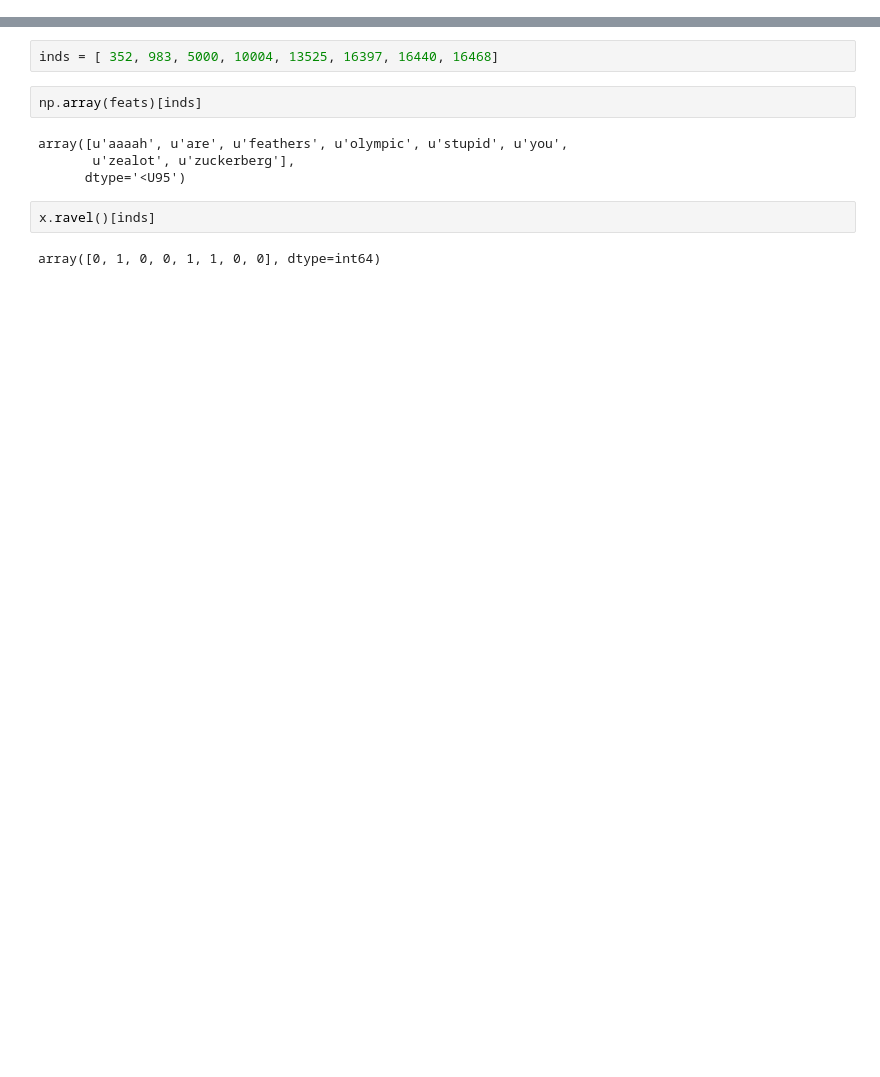
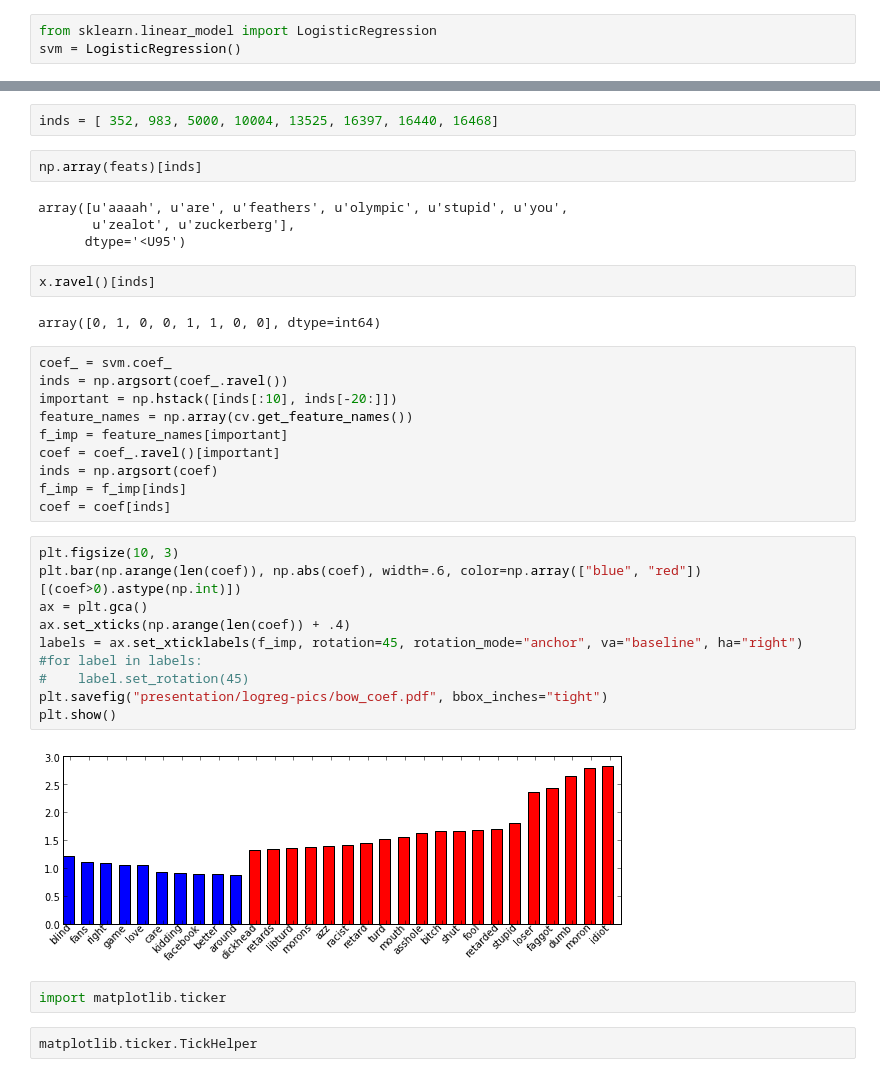
Before and after one commit to temporaer/tutorial_ml_gkbionics, a Jupyter notebook: ml_with_sklearn_notebook.ipynb, the cells around one changed output, grey strips where cells are left out. Saved outputs shown, nothing was run; the diff lists cells and outputs as text; blank space fills up the shorter version.

```diff
--- a/ml_with_sklearn_notebook.ipynb
+++ b/ml_with_sklearn_notebook.ipynb
@@ -83,3 +80,6 @@ svm = LinearSVC()
+# %%
+from sklearn.linear_model import LogisticRegression
+svm = LogisticRegression()
 # %%
 svm.fit(X_train, y_train)
 # %% [output]
@@ -204,3 +179,29 @@ array([u'aaaah', u'are', u'feathers', u'olympic', u'stupid', u'you',
 x.ravel()[inds]
 # %% [output]
 array([0, 1, 0, 0, 1, 1, 0, 0], dtype=int64)
+# %%
+coef_ = svm.coef_
+inds = np.argsort(coef_.ravel())
+important = np.hstack([inds[:10], inds[-20:]])
+feature_names = np.array(cv.get_feature_names())
+f_imp = feature_names[important]
+coef = coef_.ravel()[important]
+inds = np.argsort(coef)
+f_imp = f_imp[inds]
+coef = coef[inds]
+# %%
+plt.figsize(10, 3)
+plt.bar(np.arange(len(coef)), np.abs(coef), width=.6, color=np.array(["blue", "red"])[(coef>0).astype(np.int)])
+ax = plt.gca()
+ax.set_xticks(np.arange(len(coef)) + .4)
+labels = ax.set_xticklabels(f_imp, rotation=45, rotation_mode="anchor", va="baseline", ha="right")
+#for label in labels:
+#    label.set_rotation(45)
+plt.savefig("presentation/logreg-pics/bow_coef.pdf", bbox_inches="tight")
+plt.show()
+# %% [output]
+[figure, added]
+# %%
+import matplotlib.ticker
+# %%
+matplotlib.ticker.TickHelper
```
Also changed, not shown: parts of 7 cells of this notebook, 7 other files.
